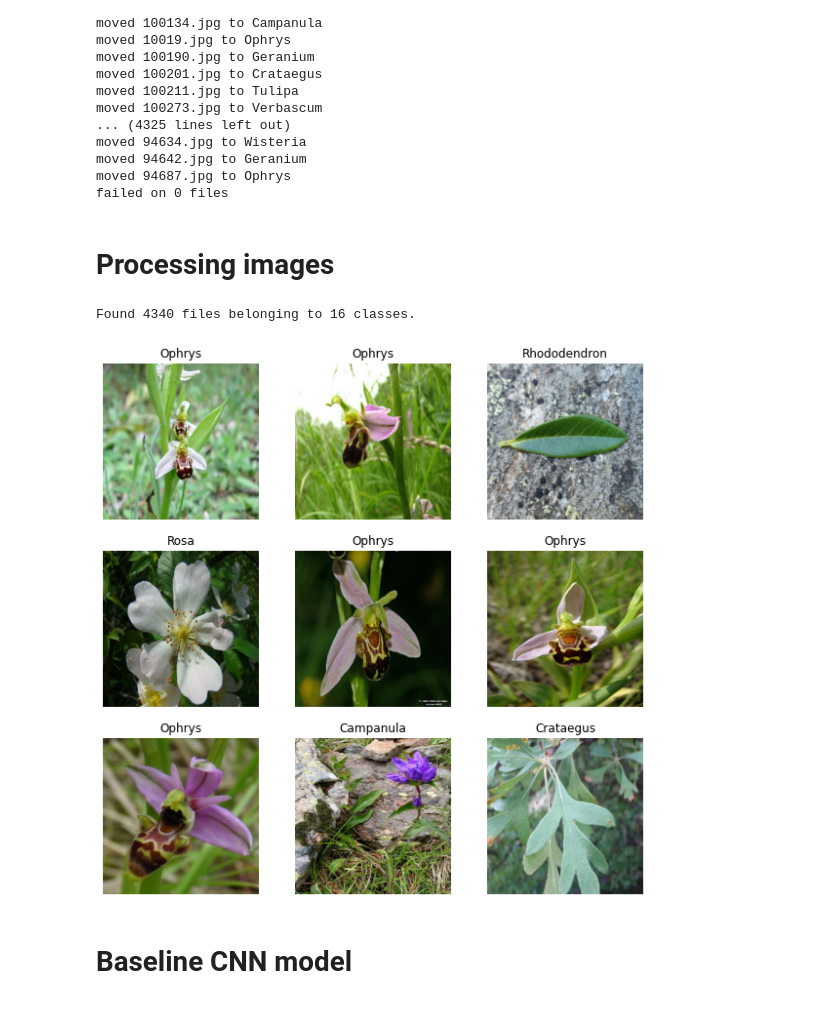
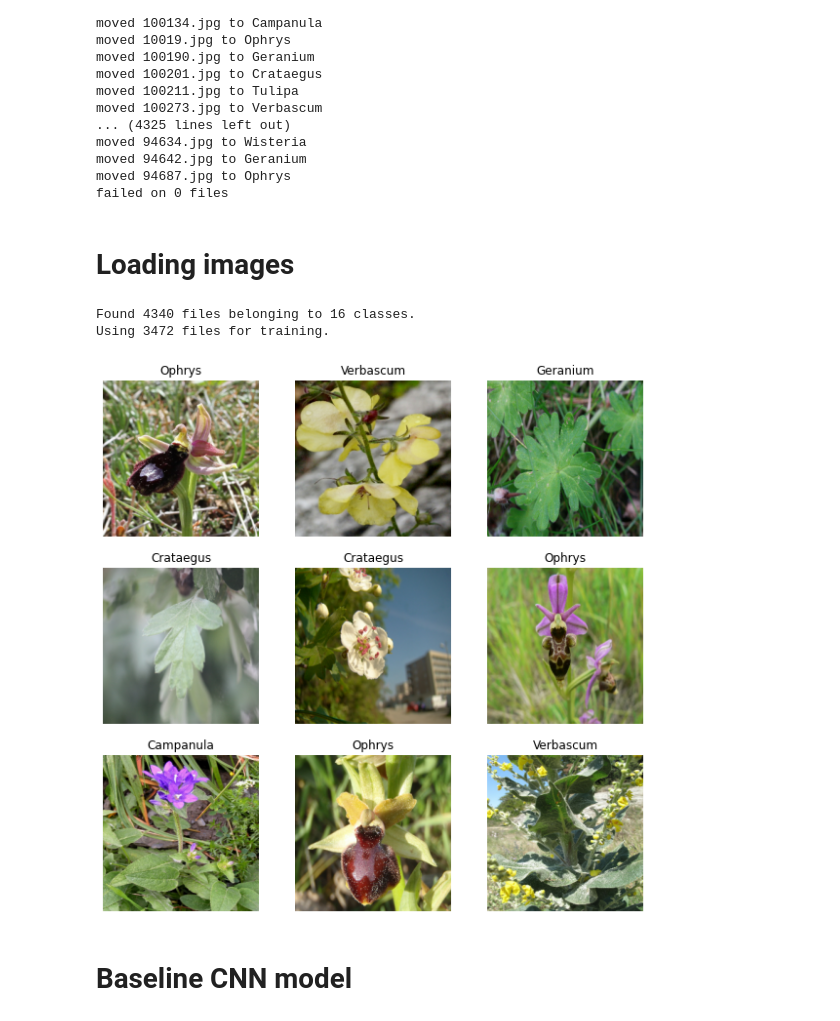
Before and after one commit to JoshEagle/plantbase, a Jupyter notebook: notebooks/Training - entire, flower and leaf.ipynb, the cells around one changed output. Drawn from its saved outputs; the diff is of its cells as text; code cells hidden in the pictures.

Commit message:
training model entire leaf and flowers v1

```diff
--- a/notebooks/Training - entire, flower and leaf.ipynb
+++ b/notebooks/Training - entire, flower and leaf.ipynb
@@ -206,33 +208,34 @@ moved 94642.jpg to Geranium
 moved 94687.jpg to Ophrys
 failed on 0 files
 # %% [markdown]
-# Processing images
+# Loading images
 # %%
 from tensorflow.keras.preprocessing import image_dataset_from_directory
 # %%
 directory = r"../../../roxanemomeni/project-plant-base/train"
 # %%
-tmp_dataset = image_dataset_from_directory(
-    directory, labels='inferred', label_mode='int', class_names=None,
-    color_mode='rgb', batch_size=32, image_size=(256, 256), shuffle=True, seed=None,
-    validation_split=None, subset=None, interpolation='bilinear', follow_links=False
+train_dataset = image_dataset_from_directory(
+    directory, labels='inferred', label_mode='int',
+    color_mode='rgb', batch_size=32, image_size=(256, 256), shuffle=True, seed=123,
+    validation_split=0.2, subset="training", interpolation='bilinear', follow_links=False
 )
 # %% [output]
 Found 4340 files belonging to 16 classes.
+Using 3472 files for training.
 # %%
-class_names = tmp_dataset.class_names
+class_names = train_dataset.class_names
 # %%
 import matplotlib.pyplot as plt
 
 plt.figure(figsize=(10, 10))
-for images, labels in tmp_dataset.take(1):
+for images, labels in train_dataset.take(1):
   for i in range(9):
     ax = plt.subplot(3, 3, i + 1)
     plt.imshow(images[i].numpy().astype("uint8"))
     plt.title(class_names[labels[i]])
     plt.axis("off")
 # %% [output]
-[figure, old version]
+[figure, new version]
 # %% [markdown]
 # Baseline CNN model
 # %% [markdown]
```
Also changed, not shown: parts of 15 cells of this notebook, 7 other files.
